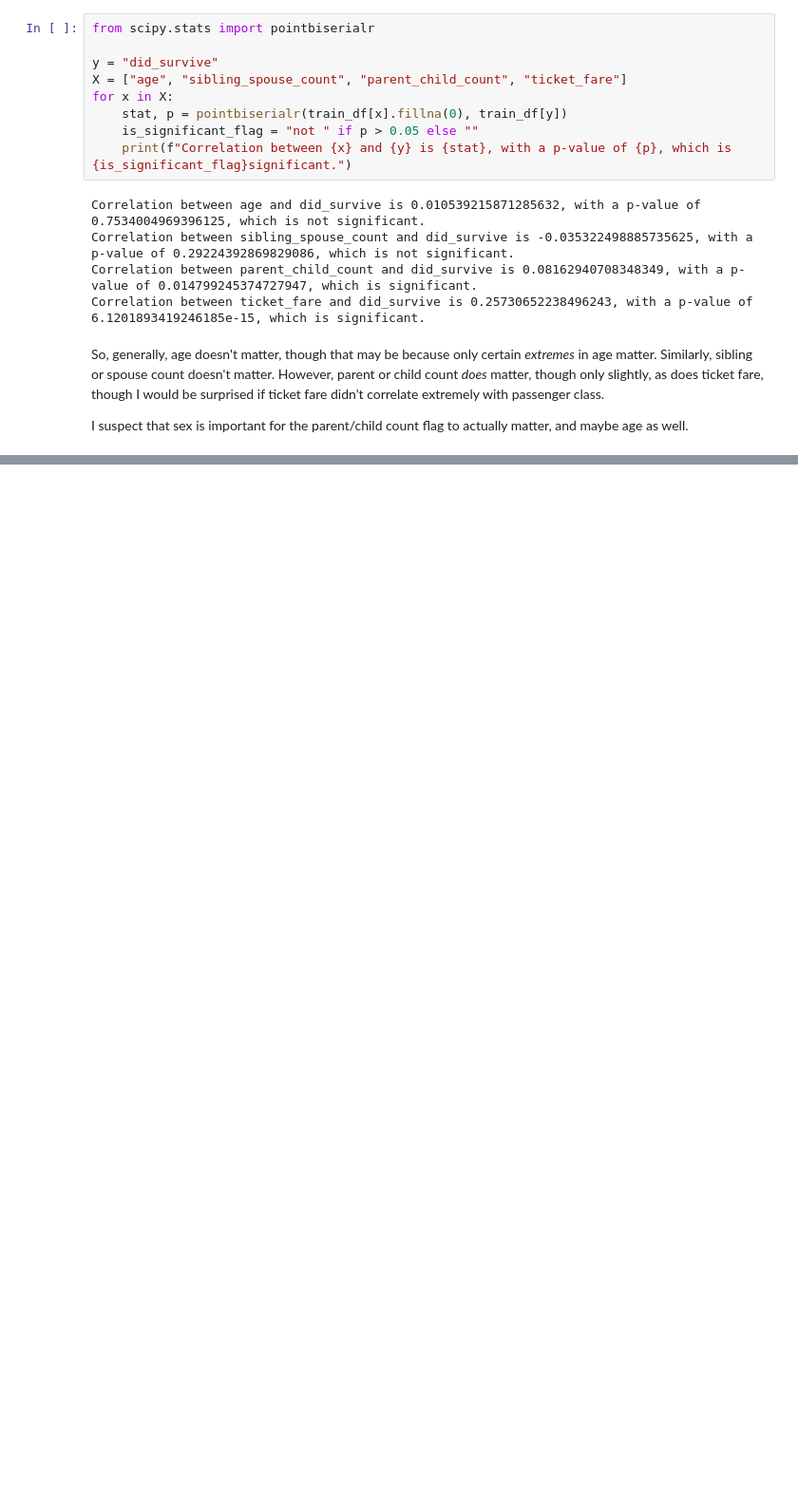
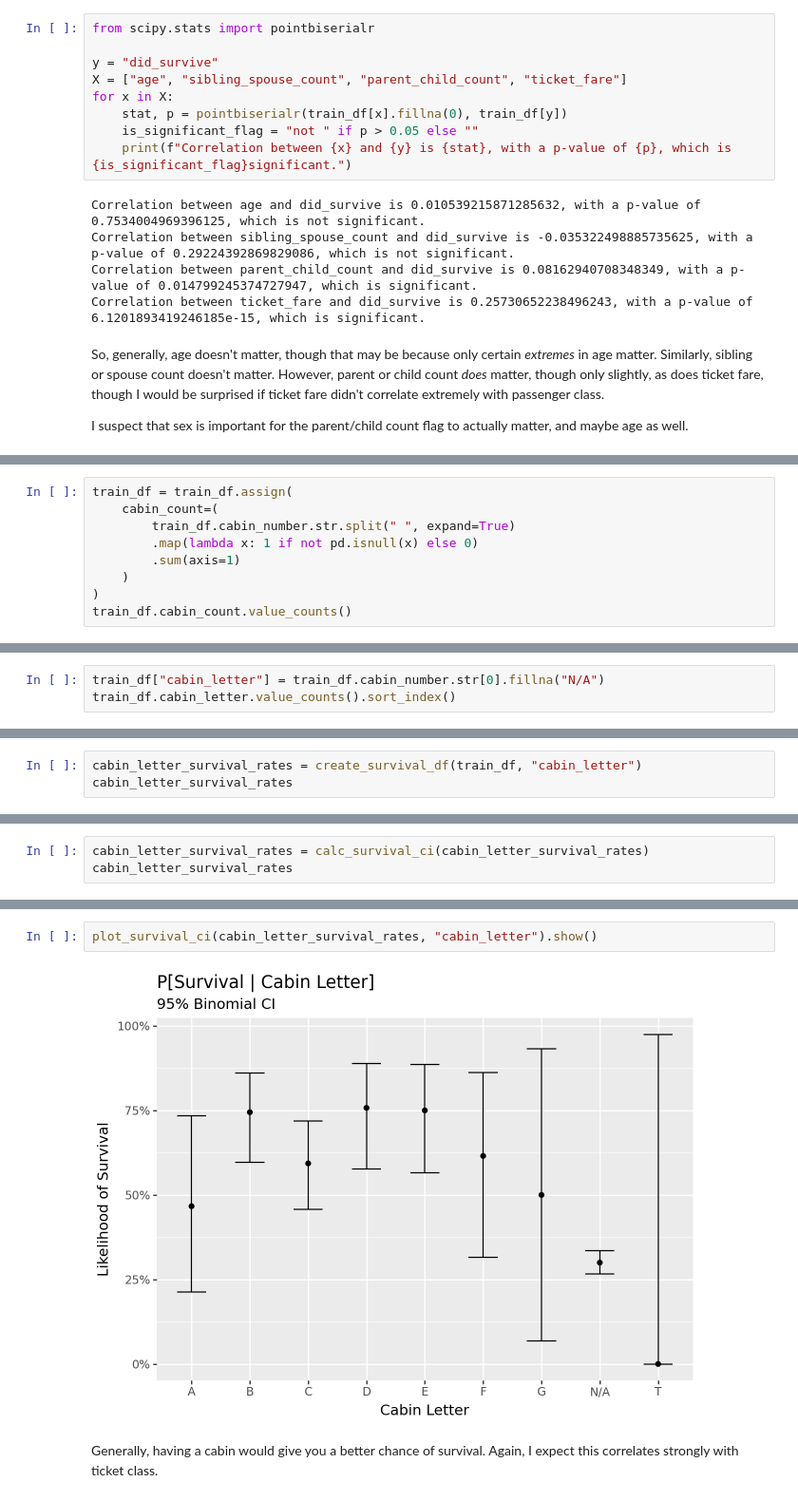
Before and after one commit to Paul-J-Wissler/kaggle-titanic-conformal-prediction, a Jupyter notebook: analysis.ipynb, the cells around one changed output, grey strips where cells are left out. Shown at 95% size. Drawn from its saved outputs; the diff is of its cells as text; blank space fills up the shorter version.

```diff
--- a/analysis.ipynb
+++ b/analysis.ipynb
@@ -153,0 +242,9 @@ I suspect that sex is important for the parent/child count flag to actually matt
+# %%
+train_df = train_df.assign(
+    cabin_count=(
+        train_df.cabin_number.str.split(" ", expand=True)
+        .map(lambda x: 1 if not pd.isnull(x) else 0)
+        .sum(axis=1)
+    )
+)
+train_df.cabin_count.value_counts()
@@ -153,0 +259,3 @@ I suspect that sex is important for the parent/child count flag to actually matt
+# %%
+train_df["cabin_letter"] = train_df.cabin_number.str[0].fillna("N/A")
+train_df.cabin_letter.value_counts().sort_index()
@@ -153,0 +274,3 @@ I suspect that sex is important for the parent/child count flag to actually matt
+# %%
+cabin_letter_survival_rates = create_survival_df(train_df, "cabin_letter")
+cabin_letter_survival_rates
@@ -153,0 +289,3 @@ I suspect that sex is important for the parent/child count flag to actually matt
+# %%
+cabin_letter_survival_rates = calc_survival_ci(cabin_letter_survival_rates)
+cabin_letter_survival_rates
@@ -153,0 +304,6 @@ I suspect that sex is important for the parent/child count flag to actually matt
+# %%
+plot_survival_ci(cabin_letter_survival_rates, "cabin_letter").show()
+# %% [output]
+[figure, added]
+# %% [markdown]
+Generally, having a cabin would give you a better chance of survival. Again, I expect this correlates strongly with ticket class.
```
Also changed, not shown: parts of 74 cells of this notebook.
